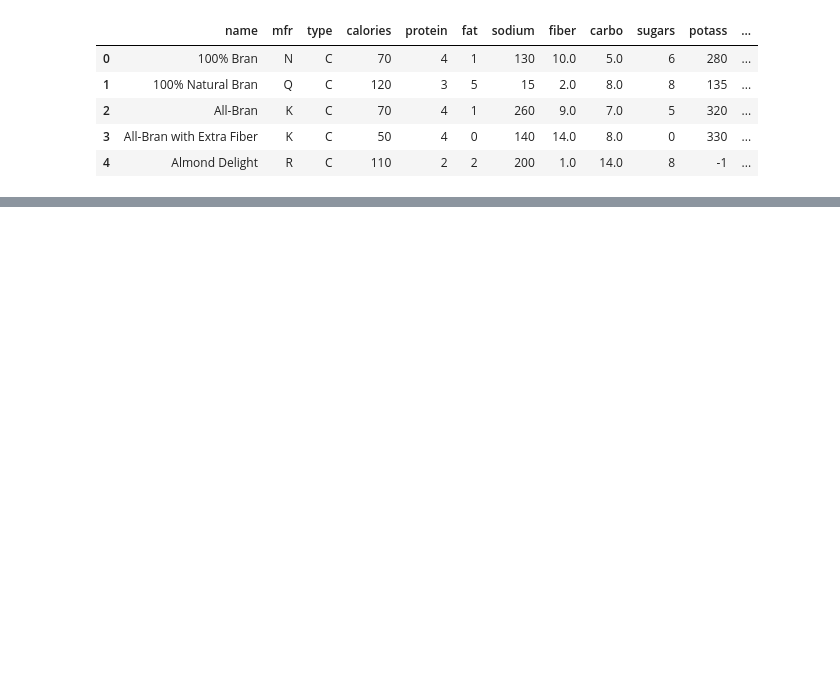
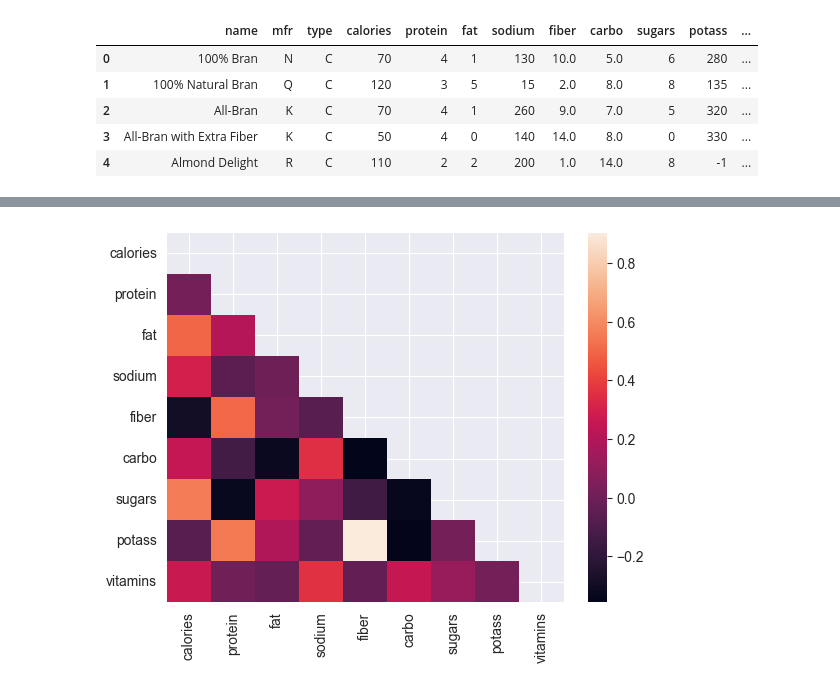
Before and after one commit to trieutienthanh284/Nutrition-Data-Visualization-On-Cereal-Product-Using-Seaborn, a Jupyter notebook: Seaborn_Analyst.ipynb, the cells around one changed output, grey strips where cells are left out. Cells and saved outputs as stored; diff of their text form; code cells hidden in the pictures; blank space fills up the shorter version.

Commit message:
Nutrition heatmap

```diff
--- a/Seaborn_Analyst.ipynb
+++ b/Seaborn_Analyst.ipynb
@@ -13,3 +14,8 @@ df.head()
 | 2 | All-Bran | K | C | 70 | 4 | 1 | 260 | 9.0 | 7.0 | 5 | 320 | ... |
 | 3 | All-Bran with Extra Fiber | K | C | 50 | 4 | 0 | 140 | 14.0 | 8.0 | 0 | 330 | ... |
 | 4 | Almond Delight | R | C | 110 | 2 | 2 | 200 | 1.0 | 14.0 | 8 | -1 | ... |
+# %%
+#Eliminate irrelevant columns
+cols = ['shelf', 'weight', 'cups', 'rating', 'mfr', 'type']
+df = df.drop(columns = cols)
+df.head()
@@ -15,0 +29,4 @@ df.head()
+# %%
+#Get correlation data
+corr_table = df.corr()
+corr_table
@@ -15,0 +44,4 @@ df.head()
+# %%
+#Build matrix booleans
+x = np.ones_like(corr_table, dtype = 'bool')
+x
@@ -15,0 +58,4 @@ df.head()
+# %%
+#Return only upper triangle matrix
+y = np.triu(x)
+y
@@ -15,0 +72,4 @@ df.head()
+# %%
+sns.heatmap(data = corr_table, mask = y);
+# %% [output]
+[figure, added]
```
Also changed, not shown: parts of 6 cells of this notebook, 1 other file.
